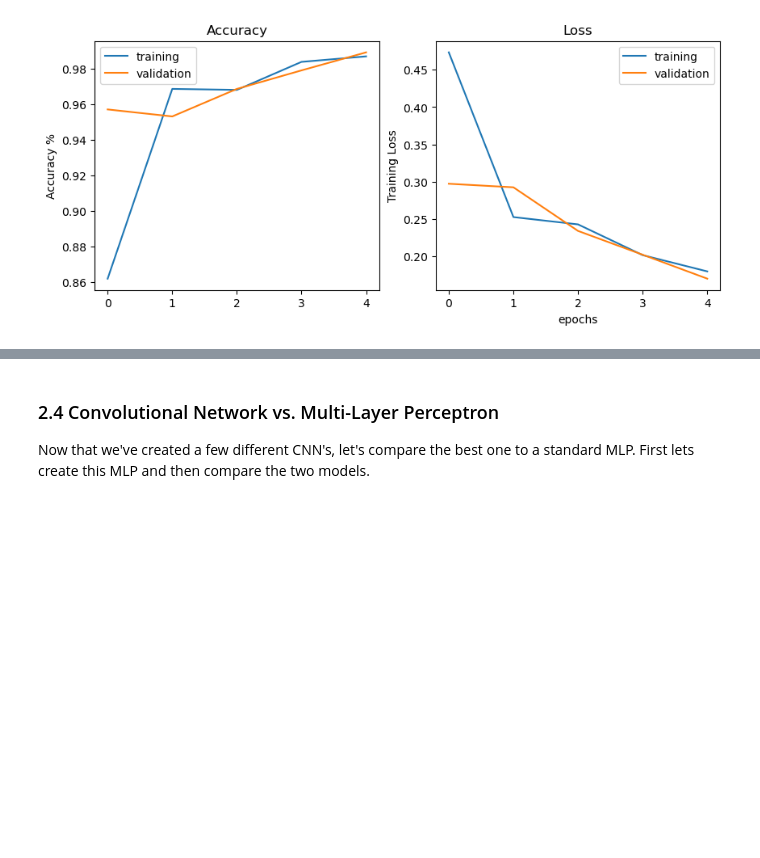
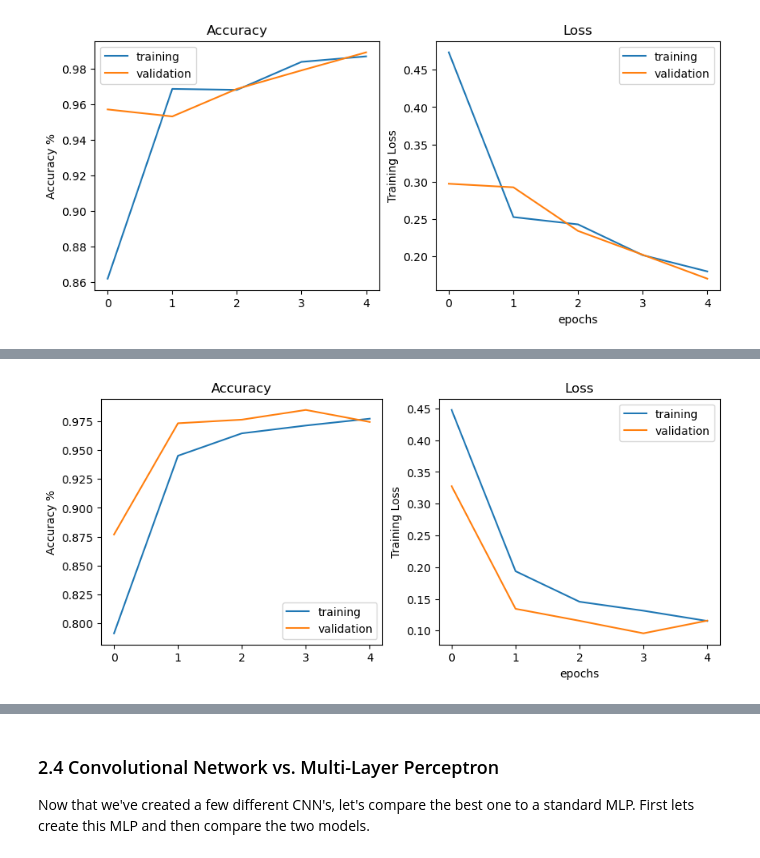
Before and after one commit to Mikecamdo/MachineLearning, a Jupyter notebook: Lab 6/CNNs.ipynb, the cells around one changed output, grey strips where cells are left out. Drawn from its saved outputs; the diff is of its cells as text; code cells hidden in the pictures; blank space fills up the shorter version.

```diff
--- a/Lab 6/CNNs.ipynb
+++ b/Lab 6/CNNs.ipynb
@@ -475,0 +714,23 @@ Now lets create another CNN based on this ResNet architecture, but with some mod
+# %%
+plt.figure(figsize=(10,4))
+plt.subplot(1,2,1)
+plt.plot(res_mod_history.history['accuracy'], label='training')
+
+plt.ylabel('Accuracy %')
+plt.title('Training')
+plt.plot(res_mod_history.history['val_accuracy'], label='validation')
+plt.title('Accuracy')
+plt.legend()
+
+plt.subplot(1,2,2)
+plt.plot(res_mod_history.history['loss'], label='training')
+plt.ylabel('Training Loss')
+plt.xlabel('epochs')
+
+plt.plot(res_mod_history.history['val_loss'], label='validation')
+plt.xlabel('epochs')
+plt.title('Loss')
+plt.legend()
+plt.show()
+# %% [output]
+[figure, added]
```
Also changed, not shown: parts of 23 cells of this notebook.
